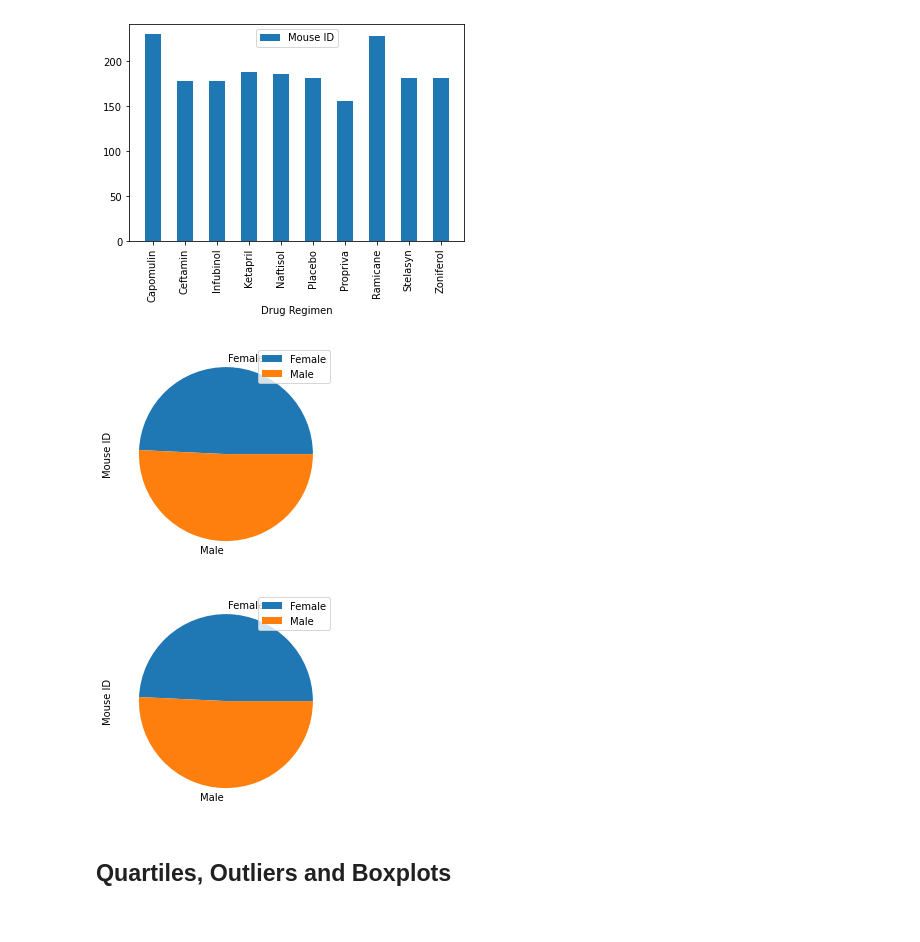
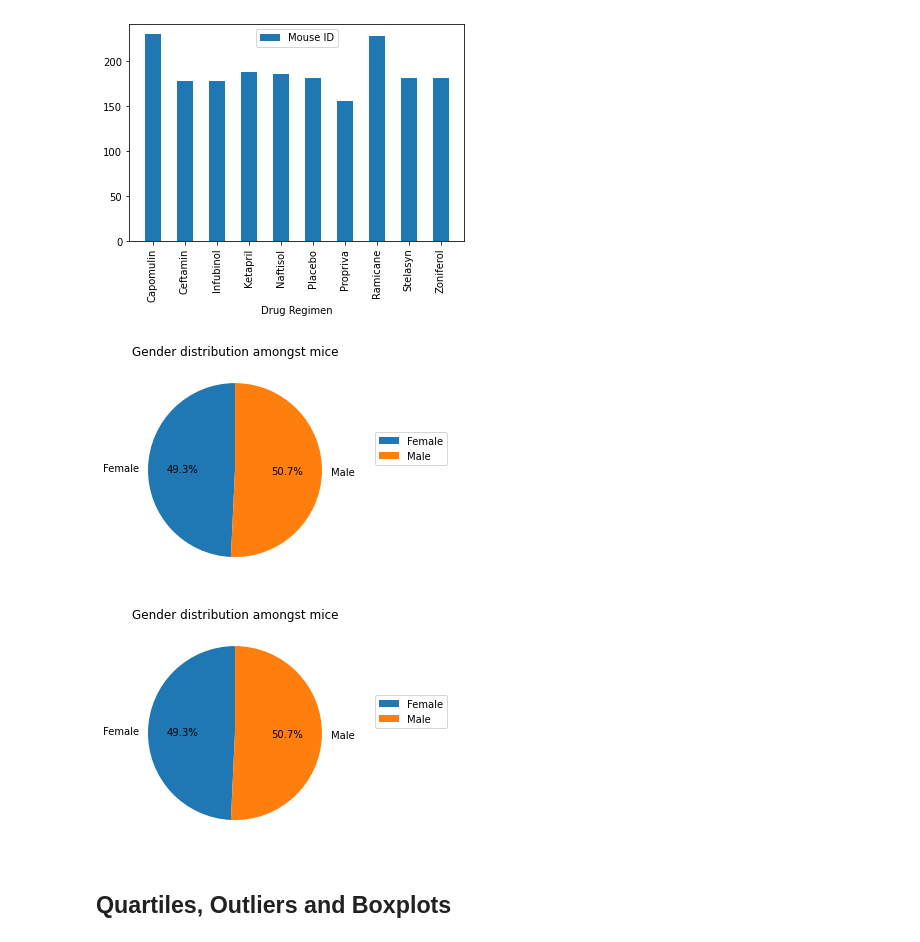
Before and after one commit to JGarvert/Matplotlib_homework, a Jupyter notebook: pymaceuticals_starter.ipynb, the cells around one changed output. Saved outputs shown, nothing was run; the diff lists cells and outputs as text; code cells hidden in the pictures.

```diff
--- a/pymaceuticals_starter.ipynb
+++ b/pymaceuticals_starter.ipynb
@@ -165,21 +165,28 @@ plt.show()
 # %%
 # Generate a pie plot showing the distribution of female versus male mice using pandas
 sex_dist = pd.DataFrame(study_data.groupby('Sex')["Mouse ID"].count())
-sex_pie_pandas = sex_dist.plot.pie(y ='Mouse ID')
+
+sex_pie_pandas = sex_dist.plot.pie(y ='Mouse ID',autopct="%1.1f%%", startangle=90)
+plt.legend(loc='lower right', bbox_to_anchor=(1.5,0.5))
+plt.axis('off')
+plt.title("Gender distribution amongst mice")
+plt.show()
 # %% [output]
-[figure, old version]
+[figure, new version]
 # %%
+
 # Generate a pie plot showing the distribution of female versus male mice using pyplot
 x_axis_sex = sex_dist.index.tolist()
 y_data_sex = sex_dist["Mouse ID"].tolist()
 
-plt.pie(y_data_sex, labels = x_axis_sex)
+plt.pie(y_data_sex, labels = x_axis_sex,autopct="%1.1f%%",startangle = 90)
+plt.axis('off')
 plt.legend()
-plt.ylabel("Mouse ID")
-
+plt.title("Gender distribution amongst mice")
+plt.legend(loc='lower right', bbox_to_anchor=(1.5,0.5))
 plt.show()
 # %% [output]
-[figure, old version]
+[figure, new version]
 # %% [markdown]
 ## Quartiles, Outliers and Boxplots
 # %%
```
Also changed, not shown: parts of 1 cell of this notebook.
